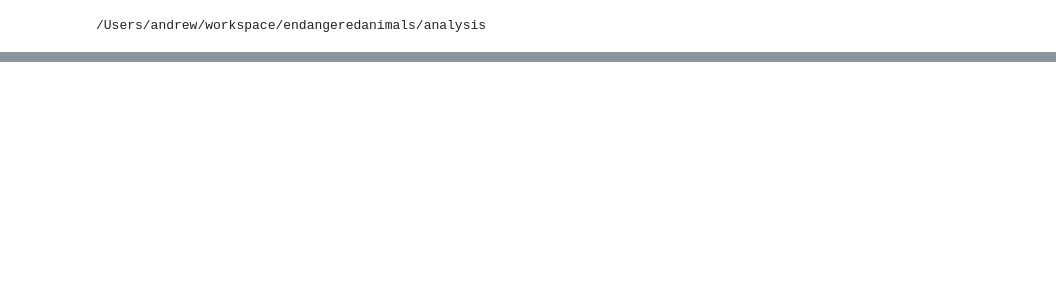
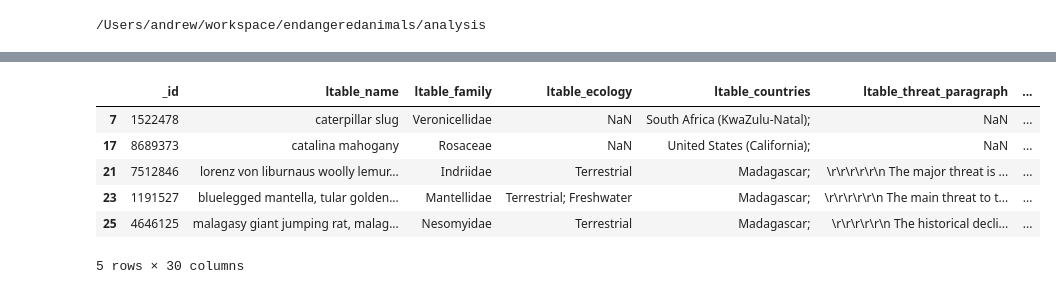
Before and after one commit to andrewedstrom/cs638project, a Jupyter notebook: analysis/size_parsing.ipynb, the cells around one changed output, grey strips where cells are left out. Saved outputs shown, nothing was run; the diff lists cells and outputs as text; code cells hidden in the pictures; blank space fills up the shorter version.

```diff
--- a/analysis/size_parsing.ipynb
+++ b/analysis/size_parsing.ipynb
@@ -168,0 +234,46 @@ Number of weights 65
+# %%
+def strToMeters(srcString):
+    n = float(re.sub(r'[^0-9.]', "", srcString))
+    if 'cm' in srcString:
+        n /= 100
+    if 'mm' in srcString:
+        n /= 1000
+    return n
+
+#add length column
+
+lengthColumn = []
+
+# replace name fields with list of nick/common names
+for index, row in t.iterrows():
+    size = row['rtable_size']
+    if not size:
+        continue
+    #if this is a length
+    if isinstance(size, str) and 'length' in size:
+        match = None
+        maxLen = 0
+        maxStr = ""
+        # find last occurrance of "<number> g" or "<number> kg"
+        for match in re.finditer(r"([0-9]+.)?[0-9]+ (c)?(m+)",
+                                 size, re.I):
+            tmp = strToMeters(match.group())
+            if maxLen < tmp:
+                maxLen = tmp
+                maxStr = match.group()
+
+        lengthColumn.append(maxLen)
+
+    else:
+        lengthColumn.append(None)
+
+t['length'] = lengthColumn
+t.head()
+# %% [output]
+|  | _id | ltable_name | ltable_family | ltable_ecology | ltable_countries | ltable_threat_paragraph | ... |
+| 7 | 1522478 | caterpillar slug | Veronicellidae | NaN | South Africa (KwaZulu-Natal); | NaN | ... |
+| 17 | 8689373 | catalina mahogany | Rosaceae | NaN | United States (California); | NaN | ... |
+| 21 | 7512846 | lorenz von liburnaus woolly lemur... | Indriidae | Terrestrial | Madagascar; | \r\r\r\r\r\n The major threat is ... | ... |
+| 23 | 1191527 | bluelegged mantella, tular golden... | Mantellidae | Terrestrial; Freshwater | Madagascar; | \r\r\r\r\r\n The main threat to t... | ... |
+| 25 | 4646125 | malagasy giant jumping rat, malag... | Nesomyidae | Terrestrial | Madagascar; | \r\r\r\r\r\n The historical decli... | ... |
+5 rows × 30 columns
```
Also changed, not shown: parts of 10 cells of this notebook, 1 other file.
